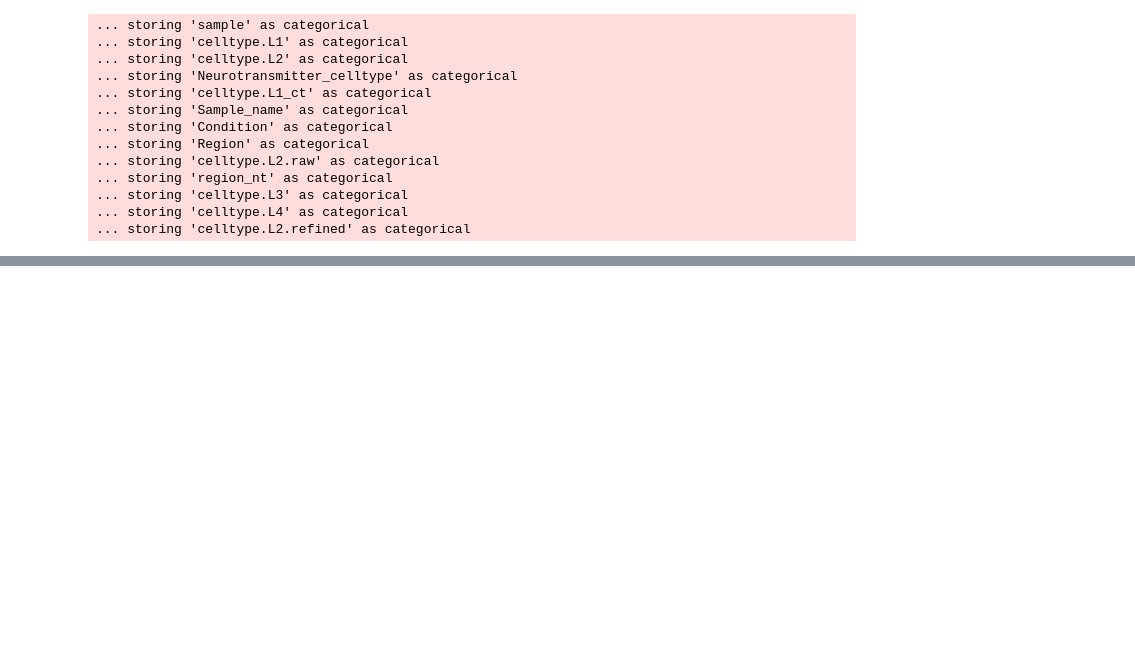
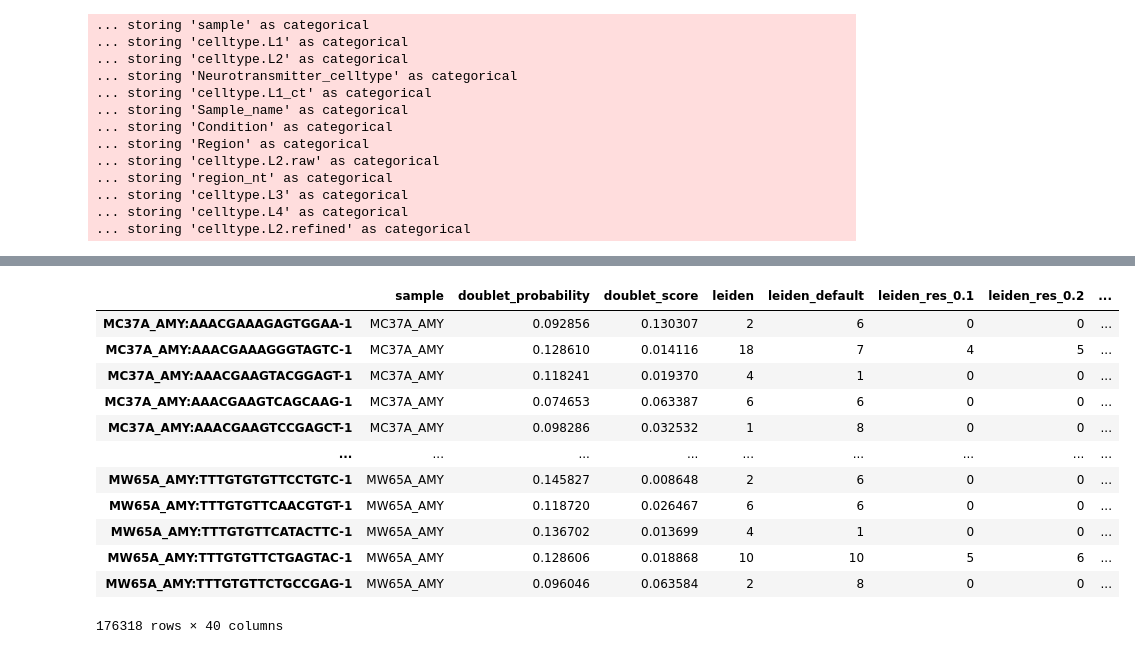
Before and after one commit to juychen/scmmd, a Jupyter notebook: 10mkdmrmatrix.ipynb, the cells around one changed output, grey strips where cells are left out. Drawn from its saved outputs; the diff is of its cells as text; code cells hidden in the pictures; blank space fills up the shorter version.

Commit message:
Eidt the dmr matrix

```diff
--- a/10mkdmrmatrix.ipynb
+++ b/10mkdmrmatrix.ipynb
@@ -64,0 +73,47 @@ adata_concat.close()
+# %%
+# Make sure the matrix is fully loaded into memory so we can use sparse operations quickly
+# If the file is huge, switch to backed='r' to read chunks, but colSums is convenient on in-memory sparse matrix.
+adata_peak_mem = adata_peak#.to_memory() if hasattr(adata_peak, "to_memory") else adata_peak
+# %%
+adata_peak_mem_obs = adata_peak_mem.obs.copy()
+# %%
+import scipy.sparse as sp
+from sklearn.preprocessing import scale
+
+# `adata_peak_mem.X` is a snapatac2 _CSRDataset (because of backed='r') and
+# does not support direct comparison with an int. Iterate in chunks instead.
+X = adata_peak_mem.X
+n_obs = adata_peak_mem.shape[0]
+npeaks_on = np.zeros(n_obs, dtype=np.int64)
+
+chunk_size = 10_000
+# %%
+for start in range(0, n_obs, chunk_size):
+    end = min(start + chunk_size, n_obs)
+    chunk = X[start:end]  # snapatac2 returns a scipy.sparse matrix for slicing
+    if sp.issparse(chunk):
+        npeaks_on[start:end] = np.asarray((chunk > 0).sum(axis=1)).ravel()
+    else:
+        npeaks_on[start:end] = (chunk > 0).sum(axis=1)
+
+adata_peak_mem_obs["npeaks_on"] = npeaks_on.astype(int)
+
+# Z-score across cells (same as R's base::scale)
+npeaks_on_scaled = scale(npeaks_on, with_mean=True, with_std=True)
+adata_peak_mem_obs["npeaks_on_scaled"] = npeaks_on_scaled
+# %%
+adata_peak_mem_obs
+# %% [output]
+|  | sample | doublet_probability | doublet_score | leiden | leiden_default | leiden_res_0.1 | leiden_res_0.2 | ... |
+| MC37A_AMY:AAACGAAAGAGTGGAA-1 | MC37A_AMY | 0.092856 | 0.130307 | 2 | 6 | 0 | 0 | ... |
+| MC37A_AMY:AAACGAAAGGGTAGTC-1 | MC37A_AMY | 0.128610 | 0.014116 | 18 | 7 | 4 | 5 | ... |
+| MC37A_AMY:AAACGAAGTACGGAGT-1 | MC37A_AMY | 0.118241 | 0.019370 | 4 | 1 | 0 | 0 | ... |
+| MC37A_AMY:AAACGAAGTCAGCAAG-1 | MC37A_AMY | 0.074653 | 0.063387 | 6 | 6 | 0 | 0 | ... |
+| MC37A_AMY:AAACGAAGTCCGAGCT-1 | MC37A_AMY | 0.098286 | 0.032532 | 1 | 8 | 0 | 0 | ... |
+| ... | ... | ... | ... | ... | ... | ... | ... | ... |
+| MW65A_AMY:TTTGTGTGTTCCTGTC-1 | MW65A_AMY | 0.145827 | 0.008648 | 2 | 6 | 0 | 0 | ... |
+| MW65A_AMY:TTTGTGTTCAACGTGT-1 | MW65A_AMY | 0.118720 | 0.026467 | 6 | 6 | 0 | 0 | ... |
+| MW65A_AMY:TTTGTGTTCATACTTC-1 | MW65A_AMY | 0.136702 | 0.013699 | 4 | 1 | 0 | 0 | ... |
+| MW65A_AMY:TTTGTGTTCTGAGTAC-1 | MW65A_AMY | 0.128606 | 0.018868 | 10 | 10 | 5 | 6 | ... |
+| MW65A_AMY:TTTGTGTTCTGCCGAG-1 | MW65A_AMY | 0.096046 | 0.063584 | 2 | 8 | 0 | 0 | ... |
+176318 rows × 40 columns
```
Also changed, not shown: parts of 17 cells of this notebook, 1 other file.
